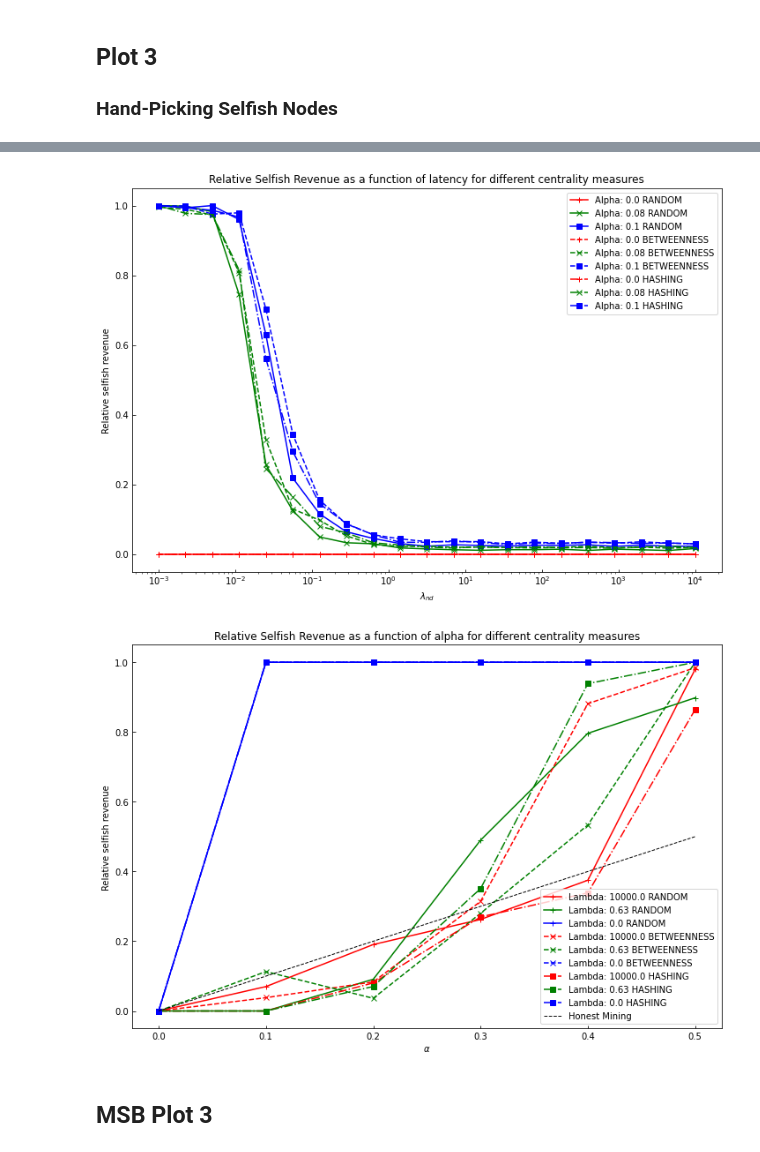
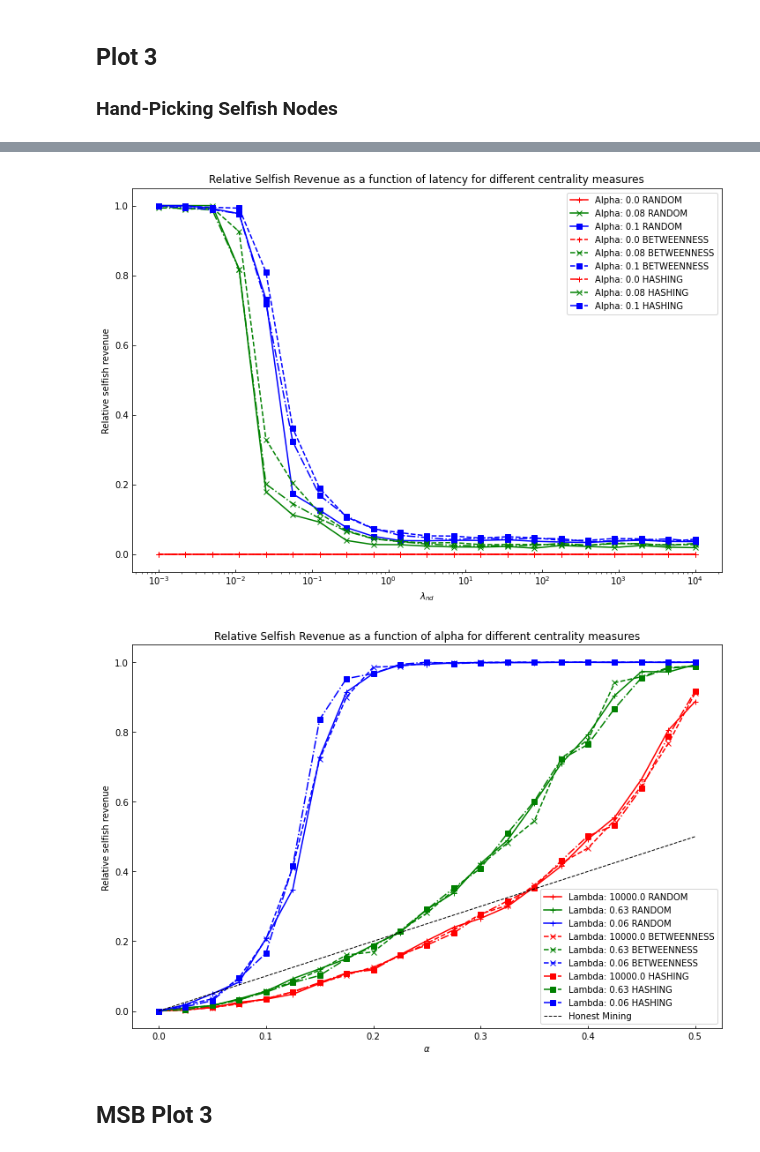
Before and after one commit to casparschwa/selfish_mining_abm, a Jupyter notebook: notebooks/plots.ipynb, the cells around one changed output, grey strips where cells are left out. Drawn from its saved outputs; the diff is of its cells as text; code cells hidden in the pictures.

```diff
--- a/notebooks/plots.ipynb
+++ b/notebooks/plots.ipynb
@@ -21,7 +21,7 @@ files.sort(key=lambda x: os.path.getmtime(x))
 path = files[::-1][0]
 fname = os.path.basename(path)
 
-imported_data_filename = "import.csv"
+imported_data_filename = "thesis1.csv"
 path_import = os.getcwd() + f"/{imported_data_filename}"
 # %%
 if use_import:
@@ -471,14 +474,14 @@ axs.tick_params(direction="in")
 axs.legend()
 plt.show()
 # %% [output]
-[figure, old version]
+[figure, new version]
 # %%
 fig, axs = plt.subplots(nrows=1, ncols=1, figsize=(12, 8), sharex=True, sharey=True)
 
 marker_list = ["+", "x", "s", "o"]
 color_list = ["red", "green", "blue", "orange"]
 
-gamma_values = [gammas[0], gammas[3], gammas[5]]
+gamma_values = [gammas[0], gammas[12], gammas[15]]
 
 linestyles = ["-", "--", "dashdot"]
 
@@ -486,34 +489,34 @@ for (index, cmeasure) in enumerate(centrality_measures):
 
     for (i, gamma) in enumerate(gamma_values):
         filt = data[
             (data["Topology"] == "UNIFORM") &
             (data["HashingPowerDistribution"] == "UNIFORM") &
             (data["CentralityMeasure"] == cmeasure) &
             (data["Gamma"] == gamma)]
         axs.plot(
             filt["Alpha"],
             filt["RelativeSelfishRevenue"],
             label=f"Lambda: {np.round(1/gamma, 2)} " + cmeasure,
             color=color_list[i],
             marker=marker_list[index],
             linestyle=linestyles[index]
         )
 axs.plot(
     [0, 0.5],
     [0, 0.5],
     label="Honest Mining",
     color="black",
     linestyle="--",
     linewidth=1.0,
     )
 axs.set_title("Relative Selfish Revenue as a function of alpha for different centrality measures")
 axs.set_xlabel(r"$\alpha$")
 axs.set_ylabel("Relative selfish revenue")
 axs.tick_params(direction="in")
 axs.legend()
 plt.show()
 # %% [output]
-[figure, old version]
+[figure, new version]
 # %% [markdown]
 ## MSB Plot 3
 # %% [markdown]
```
Also changed, not shown: parts of 16 cells of this notebook, 7 other files.
